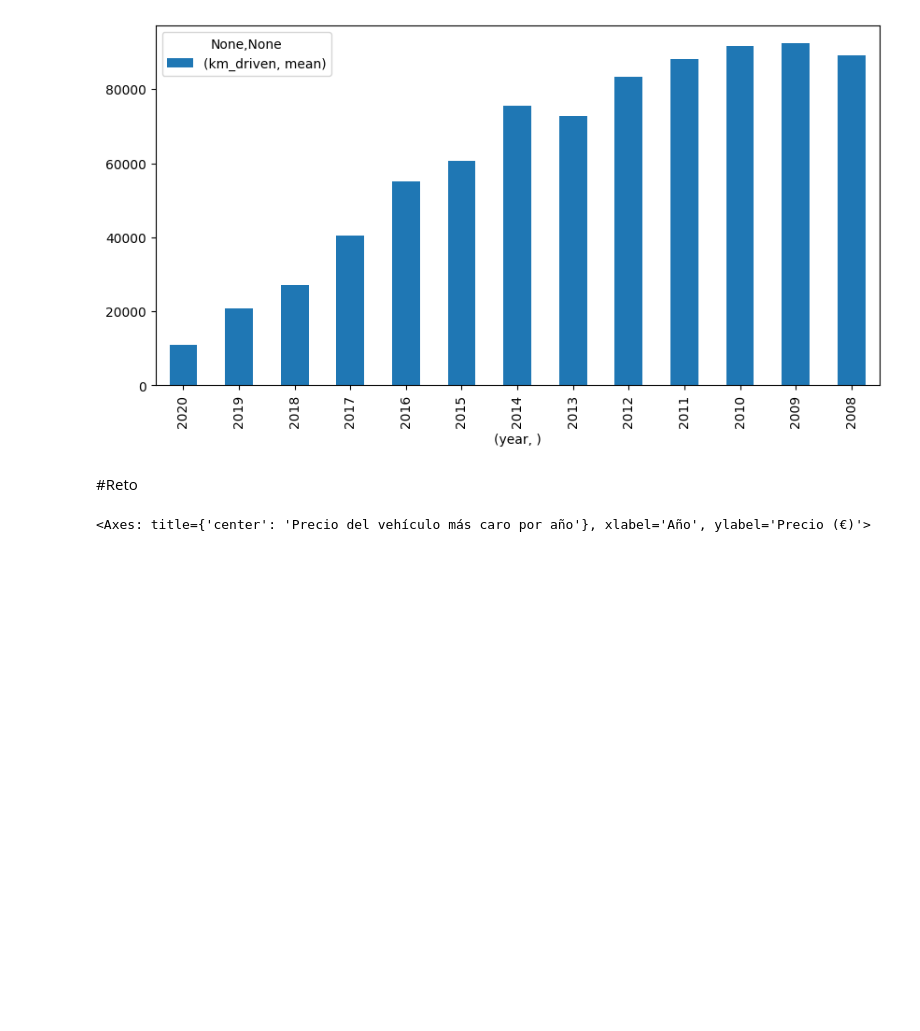
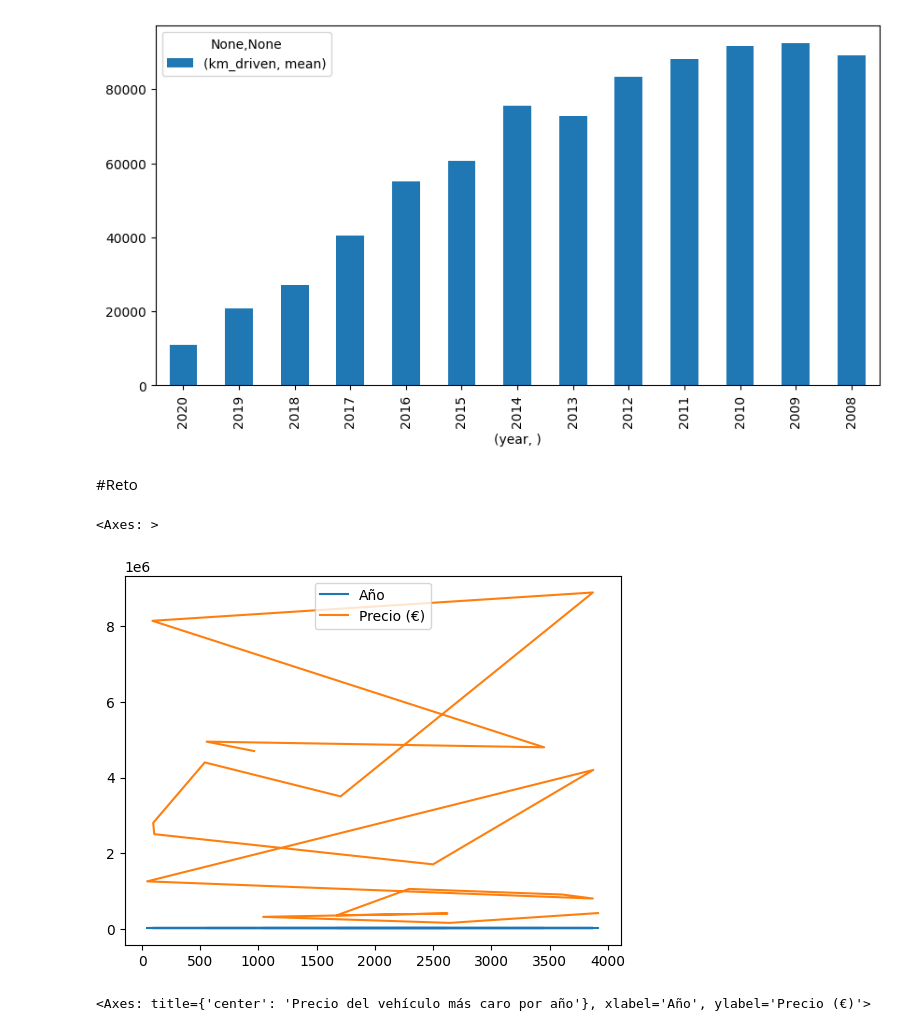
Before and after one commit to ivetoak/hello-world, a Jupyter notebook: Pandas_Pontia_curso_introduccion_+_Reto_libreria_Pandas.ipynb, the cells around one changed output. Drawn from its saved outputs; the diff is of its cells as text; code cells hidden in the pictures; blank space fills up the shorter version.

```diff
--- a/Pandas_Pontia_curso_introduccion_+_Reto_libreria_Pandas.ipynb
+++ b/Pandas_Pontia_curso_introduccion_+_Reto_libreria_Pandas.ipynb
@@ -355,6 +355,11 @@ df_max = df_max.rename(columns={
     'name': 'Nombre vehículo',
     'selling_price': 'Precio (€)'
 }).sort_values('Año', ascending=False).head(20)
+# %%
+df_max.plot ()
+# %% [output]
+<Axes: >
+[figure, added]
 # %%
 df_max.plot(
     x = 'Año' ,
```
